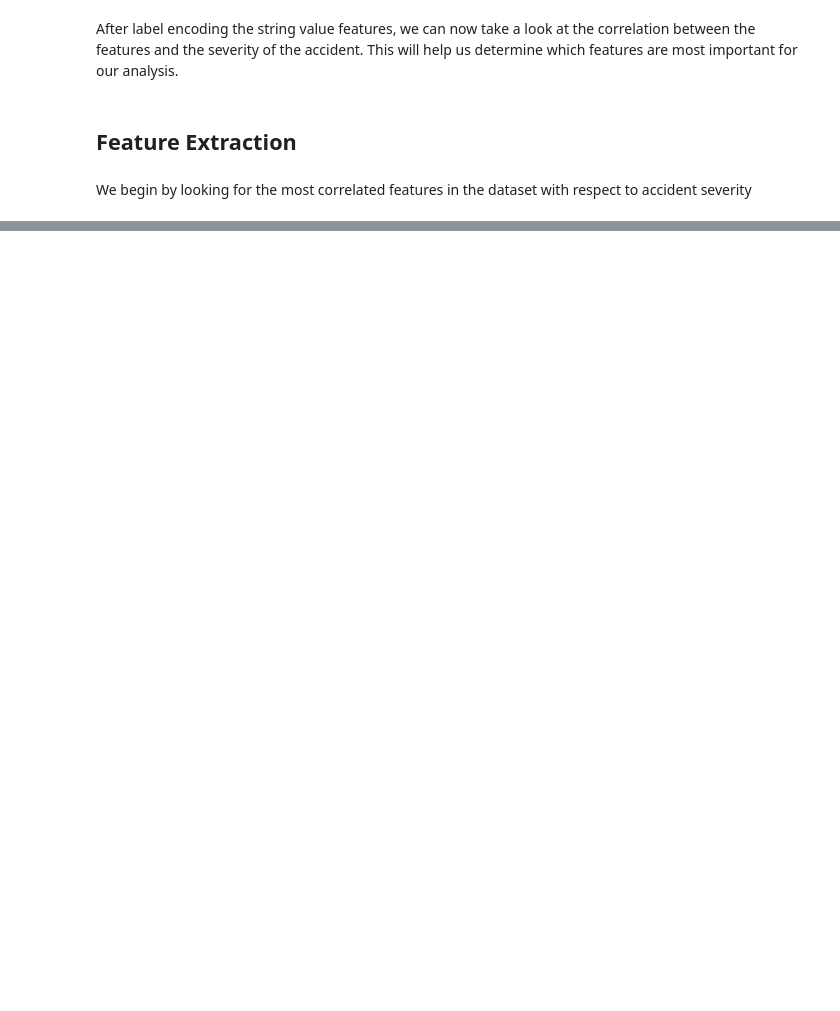
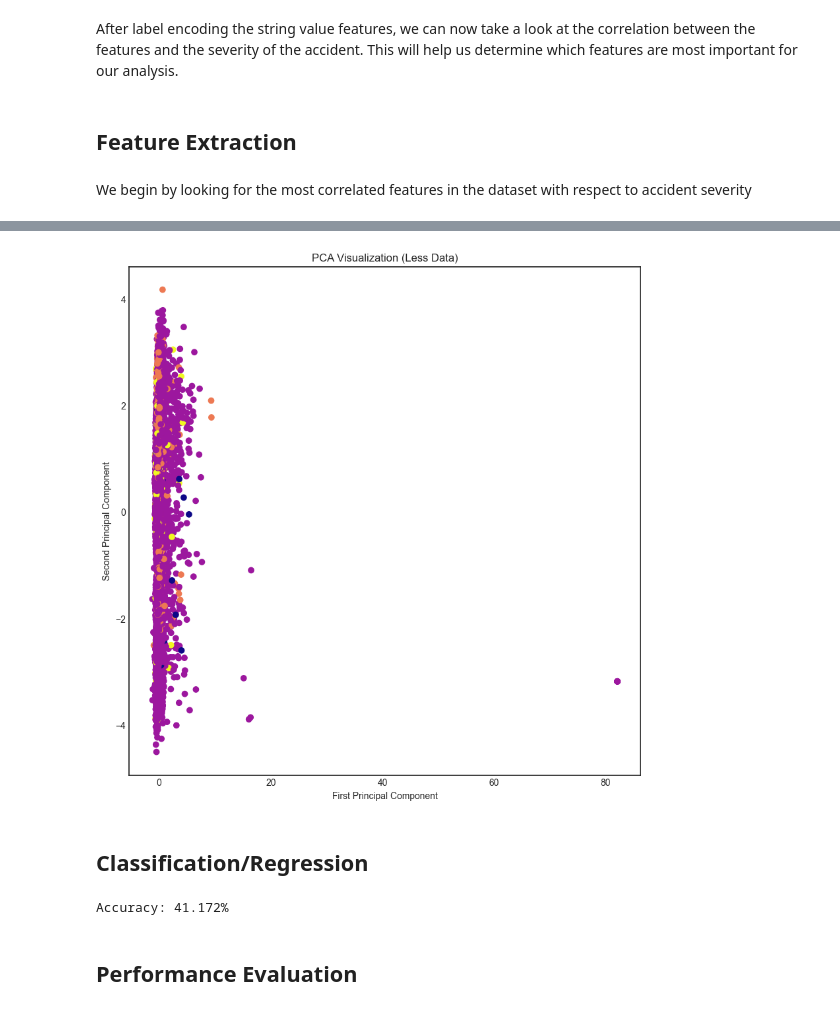
Before and after one commit to clayshubert/USAccidentAnalysisML, a Jupyter notebook: AccidentSeverity.ipynb, the cells around one changed output, grey strips where cells are left out. Cells and saved outputs as stored; diff of their text form; code cells hidden in the pictures; blank space fills up the shorter version.

```diff
--- a/AccidentSeverity.ipynb
+++ b/AccidentSeverity.ipynb
@@ -302,0 +308,9 @@ plt.show()
+# %%
+plt.figure(figsize=(10,10))
+plt.scatter(pca_X_train[:10000,0], pca_X_train[:10000,1], c=y_train[:10000], cmap='plasma')
+plt.xlabel('First Principal Component')
+plt.ylabel('Second Principal Component')
+plt.title('PCA Visualization (Less Data)')
+plt.show()
+# %% [output]
+[figure, added]
@@ -302,0 +322,25 @@ plt.show()
+# %% [markdown]
+## Classification/Regression
+# %%
+from sklearn.neighbors import NearestCentroid
+from scipy.spatial.distance import mahalanobis
+
+def mahalanobis_metric(x, y):
+    covariance_matrix = np.cov(pca_X_train[:100000], rowvar=False)
+    inv_covariance_matrix = np.linalg.inv(covariance_matrix)
+    return mahalanobis(x, y, inv_covariance_matrix)
+
+# Initialize and train NearestCentroid with Mahalanobis distance
+nc = NearestCentroid(metric=mahalanobis_metric)
+nc.fit(pca_X_train[:100000], y_train[:100000])
+
+# Predict on test data
+y_pred = nc.predict(pca_X_test[:100000])
+
+# Calculate accuracy
+accuracy = np.mean(y_pred == y_test[:100000])
+print(f'Accuracy: {accuracy*100}%')
+# %% [output]
+Accuracy: 41.172%
+# %% [markdown]
+## Performance Evaluation
```
Also changed, not shown: parts of 22 cells of this notebook.
